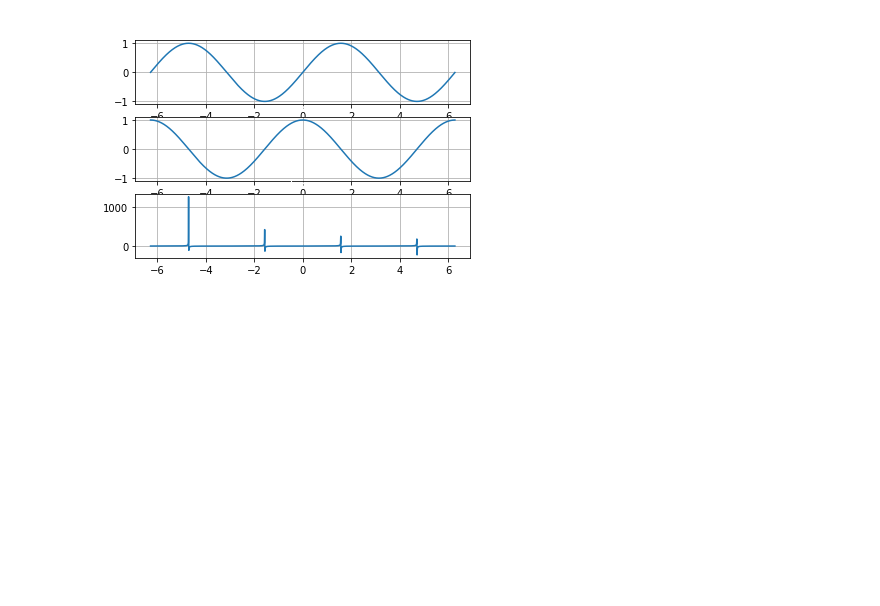
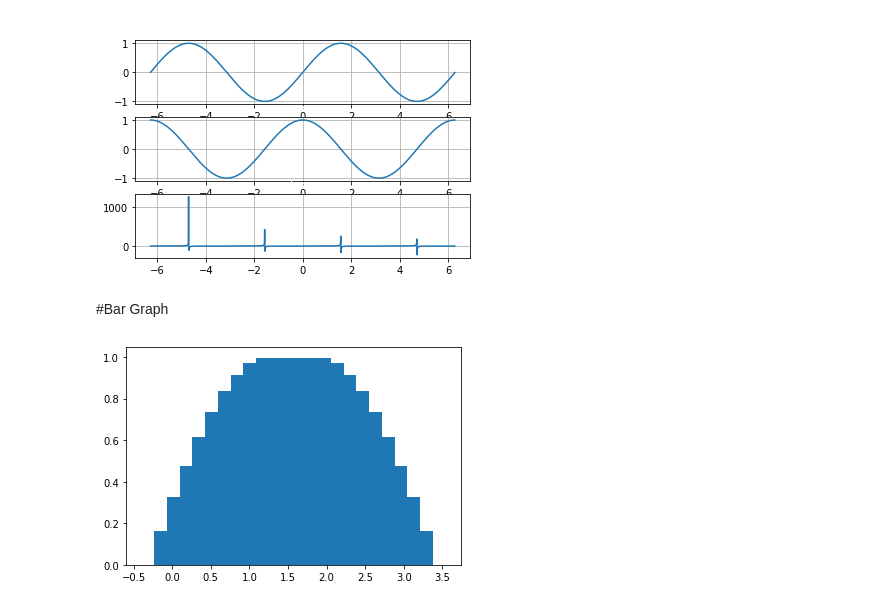
Before and after one commit to dasuntheekshanagit/COMLab, a Jupyter notebook: COMMATPLOT.ipynb, the cells around one changed output. Cells and saved outputs as stored; diff of their text form; code cells hidden in the pictures; blank space fills up the shorter version.

```diff
--- a/COMMATPLOT.ipynb
+++ b/COMMATPLOT.ipynb
@@ -106,0 +105,8 @@ plt.show()
+# %% [markdown]
+#Bar Graph
+# %%
+x = np.linspace(0,np.pi,20)
+plt.bar(x,np.sin(x))
+plt.show()
+# %% [output]
+[figure, added]
```
Also changed, not shown: parts of 3 cells of this notebook.
